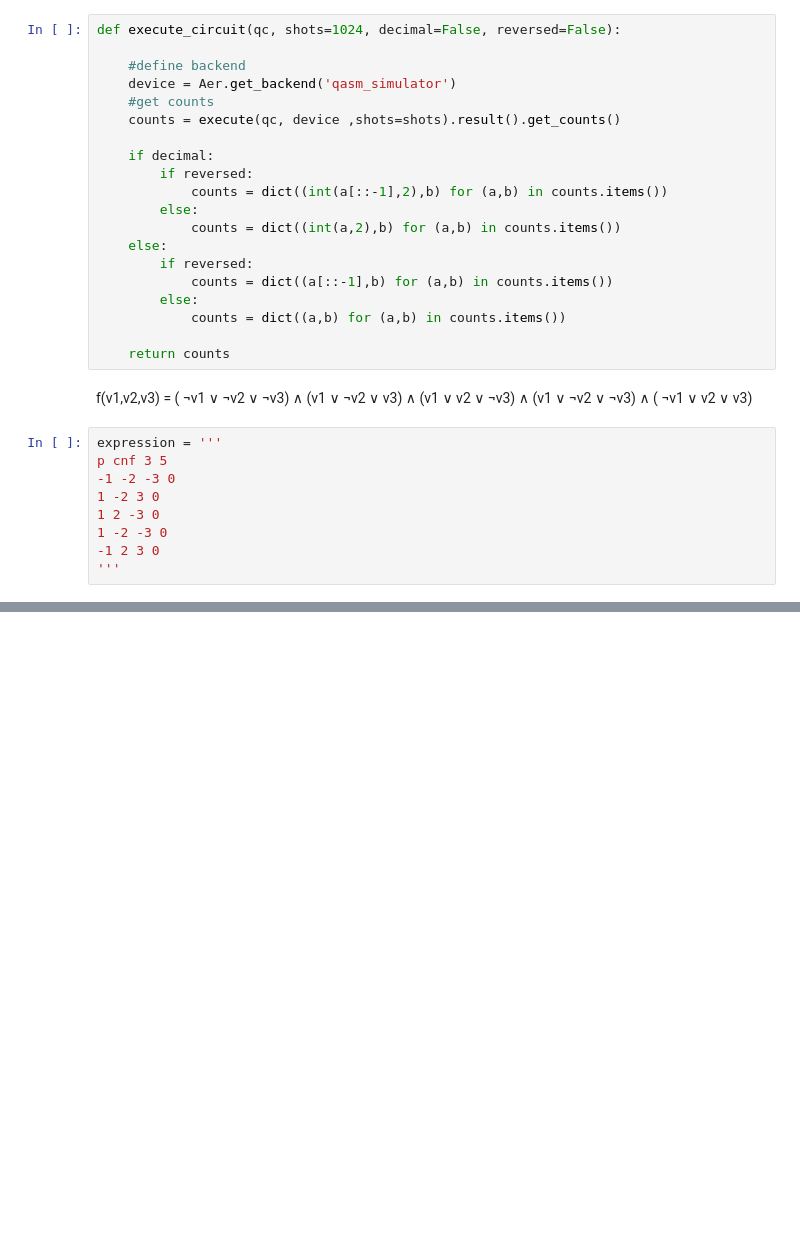
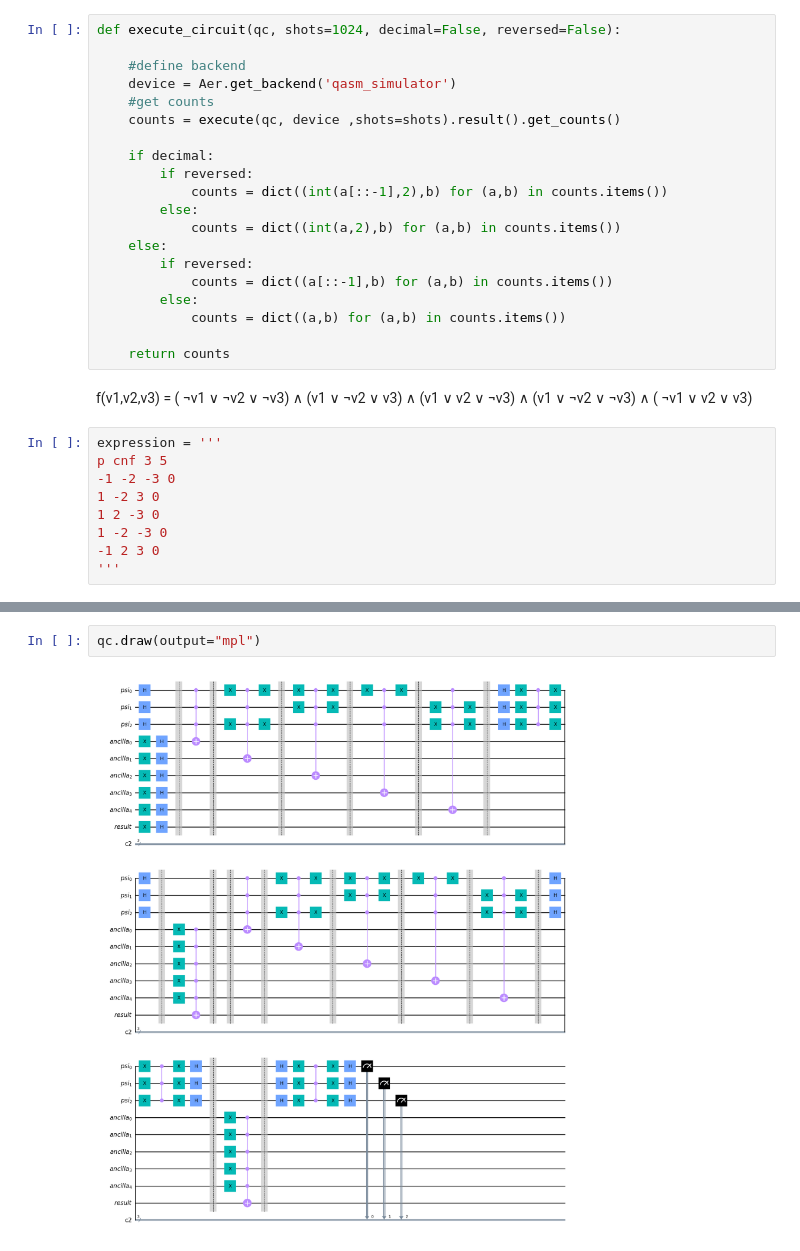
Before and after one commit to bmarrao/PIC, a Jupyter notebook: tp.ipynb, the cells around one changed output, grey strips where cells are left out. Drawn from its saved outputs; the diff is of its cells as text; blank space fills up the shorter version.

```diff
--- a/tp.ipynb
+++ b/tp.ipynb
@@ -96,0 +121,4 @@ func(expression).draw(output="mpl")
+# %%
+qc.draw(output="mpl")
+# %% [output]
+[figure, added]
```
Also changed, not shown: parts of 6 cells of this notebook, 1 other file.
